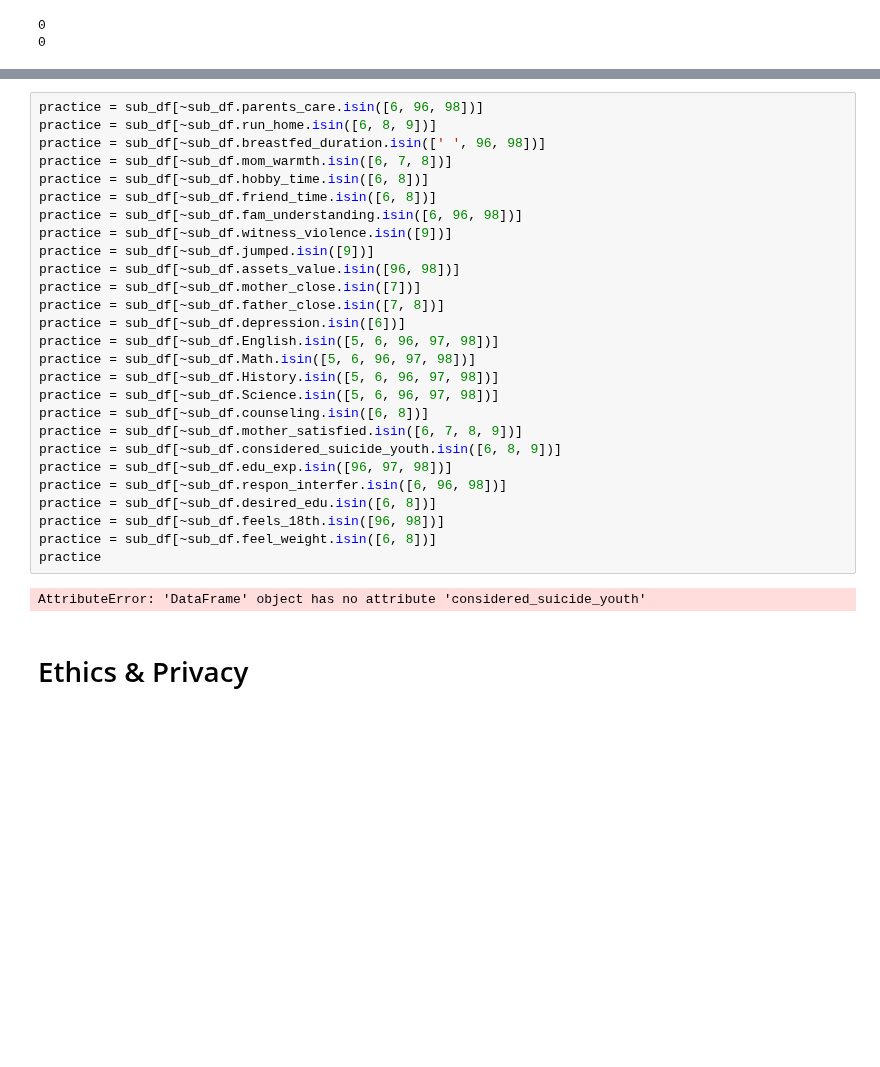
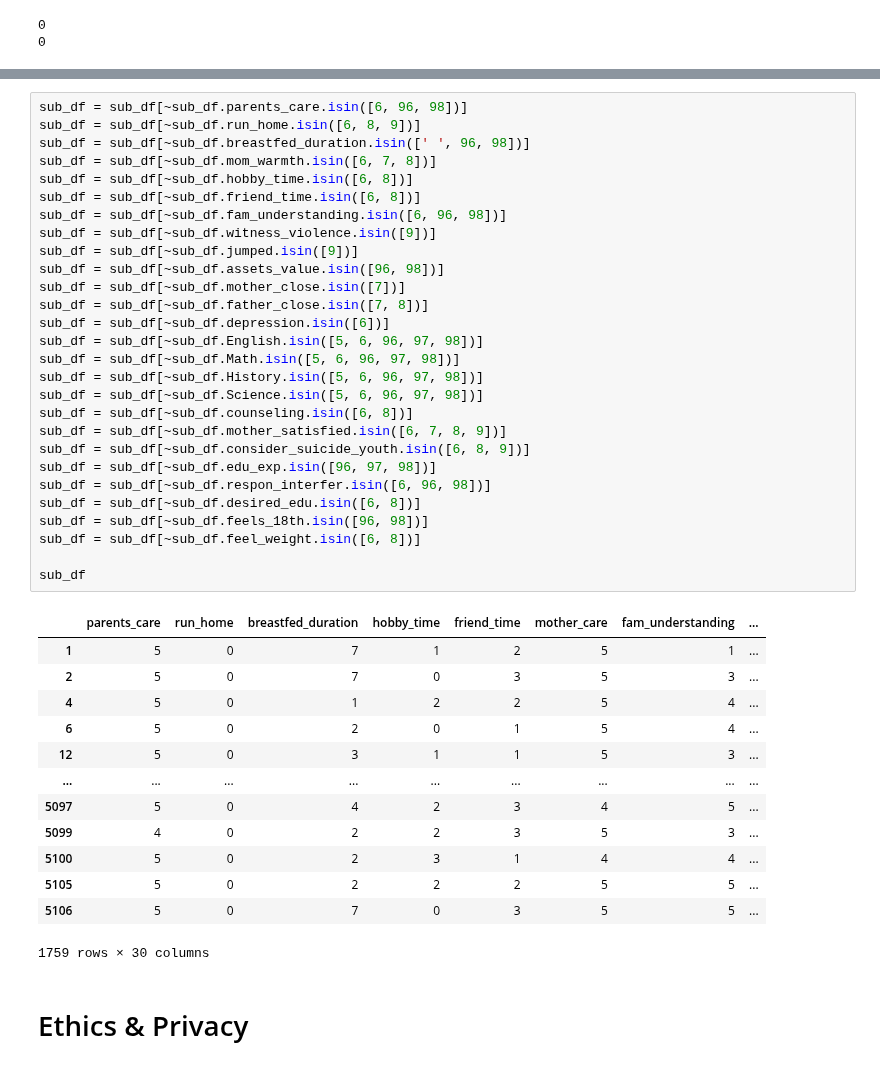
Before and after one commit to alyssaqle/COGS-108---Longitudinal-Mental-Health-Analysis, a Jupyter notebook: DataCheckpoint_Group055_SP25.ipynb, the cells around one changed output, grey strips where cells are left out. Saved outputs shown, nothing was run; the diff lists cells and outputs as text; blank space fills up the shorter version.

```diff
--- a/DataCheckpoint_Group055_SP25.ipynb
+++ b/DataCheckpoint_Group055_SP25.ipynb
@@ -204,32 +190,45 @@ Name: count, dtype: int64
 # %%
-practice = sub_df[~sub_df.parents_care.isin([6, 96, 98])]
-practice = sub_df[~sub_df.run_home.isin([6, 8, 9])]
-practice = sub_df[~sub_df.breastfed_duration.isin([' ', 96, 98])]
-practice = sub_df[~sub_df.mom_warmth.isin([6, 7, 8])]
-practice = sub_df[~sub_df.hobby_time.isin([6, 8])]
-practice = sub_df[~sub_df.friend_time.isin([6, 8])]
-practice = sub_df[~sub_df.fam_understanding.isin([6, 96, 98])]
-practice = sub_df[~sub_df.witness_violence.isin([9])]
-practice = sub_df[~sub_df.jumped.isin([9])]
-practice = sub_df[~sub_df.assets_value.isin([96, 98])]
-practice = sub_df[~sub_df.mother_close.isin([7])]
-practice = sub_df[~sub_df.father_close.isin([7, 8])]
-practice = sub_df[~sub_df.depression.isin([6])]
-practice = sub_df[~sub_df.English.isin([5, 6, 96, 97, 98])]
-practice = sub_df[~sub_df.Math.isin([5, 6, 96, 97, 98])]
-practice = sub_df[~sub_df.History.isin([5, 6, 96, 97, 98])]
-practice = sub_df[~sub_df.Science.isin([5, 6, 96, 97, 98])]
-practice = sub_df[~sub_df.counseling.isin([6, 8])]
-practice = sub_df[~sub_df.mother_satisfied.isin([6, 7, 8, 9])]
-practice = sub_df[~sub_df.considered_suicide_youth.isin([6, 8, 9])]
-practice = sub_df[~sub_df.edu_exp.isin([96, 97, 98])]
-practice = sub_df[~sub_df.respon_interfer.isin([6, 96, 98])]
-practice = sub_df[~sub_df.desired_edu.isin([6, 8])]
-practice = sub_df[~sub_df.feels_18th.isin([96, 98])]
-practice = sub_df[~sub_df.feel_weight.isin([6, 8])]
-practice
+sub_df = sub_df[~sub_df.parents_care.isin([6, 96, 98])]
+sub_df = sub_df[~sub_df.run_home.isin([6, 8, 9])]
+sub_df = sub_df[~sub_df.breastfed_duration.isin([' ', 96, 98])]
+sub_df = sub_df[~sub_df.mom_warmth.isin([6, 7, 8])]
+sub_df = sub_df[~sub_df.hobby_time.isin([6, 8])]
+sub_df = sub_df[~sub_df.friend_time.isin([6, 8])]
+sub_df = sub_df[~sub_df.fam_understanding.isin([6, 96, 98])]
+sub_df = sub_df[~sub_df.witness_violence.isin([9])]
+sub_df = sub_df[~sub_df.jumped.isin([9])]
+sub_df = sub_df[~sub_df.assets_value.isin([96, 98])]
+sub_df = sub_df[~sub_df.mother_close.isin([7])]
+sub_df = sub_df[~sub_df.father_close.isin([7, 8])]
+sub_df = sub_df[~sub_df.depression.isin([6])]
+sub_df = sub_df[~sub_df.English.isin([5, 6, 96, 97, 98])]
+sub_df = sub_df[~sub_df.Math.isin([5, 6, 96, 97, 98])]
+sub_df = sub_df[~sub_df.History.isin([5, 6, 96, 97, 98])]
+sub_df = sub_df[~sub_df.Science.isin([5, 6, 96, 97, 98])]
+sub_df = sub_df[~sub_df.counseling.isin([6, 8])]
+sub_df = sub_df[~sub_df.mother_satisfied.isin([6, 7, 8, 9])]
+sub_df = sub_df[~sub_df.consider_suicide_youth.isin([6, 8, 9])]
+sub_df = sub_df[~sub_df.edu_exp.isin([96, 97, 98])]
+sub_df = sub_df[~sub_df.respon_interfer.isin([6, 96, 98])]
+sub_df = sub_df[~sub_df.desired_edu.isin([6, 8])]
+sub_df = sub_df[~sub_df.feels_18th.isin([96, 98])]
+sub_df = sub_df[~sub_df.feel_weight.isin([6, 8])]
+
+sub_df
 # %% [output]
+|  | parents_care | run_home | breastfed_duration | hobby_time | friend_time | mother_care | fam_understanding | ... |
+| 1 | 5 | 0 | 7 | 1 | 2 | 5 | 1 | ... |
+| 2 | 5 | 0 | 7 | 0 | 3 | 5 | 3 | ... |
+| 4 | 5 | 0 | 1 | 2 | 2 | 5 | 4 | ... |
+| 6 | 5 | 0 | 2 | 0 | 1 | 5 | 4 | ... |
+| 12 | 5 | 0 | 3 | 1 | 1 | 5 | 3 | ... |
+| ... | ... | ... | ... | ... | ... | ... | ... | ... |
+| 5097 | 5 | 0 | 4 | 2 | 3 | 4 | 5 | ... |
+| 5099 | 4 | 0 | 2 | 2 | 3 | 5 | 3 | ... |
+| 5100 | 5 | 0 | 2 | 3 | 1 | 4 | 4 | ... |
+| 5105 | 5 | 0 | 2 | 2 | 2 | 5 | 5 | ... |
+| 5106 | 5 | 0 | 7 | 0 | 3 | 5 | 5 | ... |
-AttributeError: 'DataFrame' object has no attribute 'considered_suicide_youth'
+1759 rows × 30 columns
 # %% [markdown]
 # Ethics & Privacy
 # %% [markdown]
```
Also changed, not shown: parts of 5 cells of this notebook.
